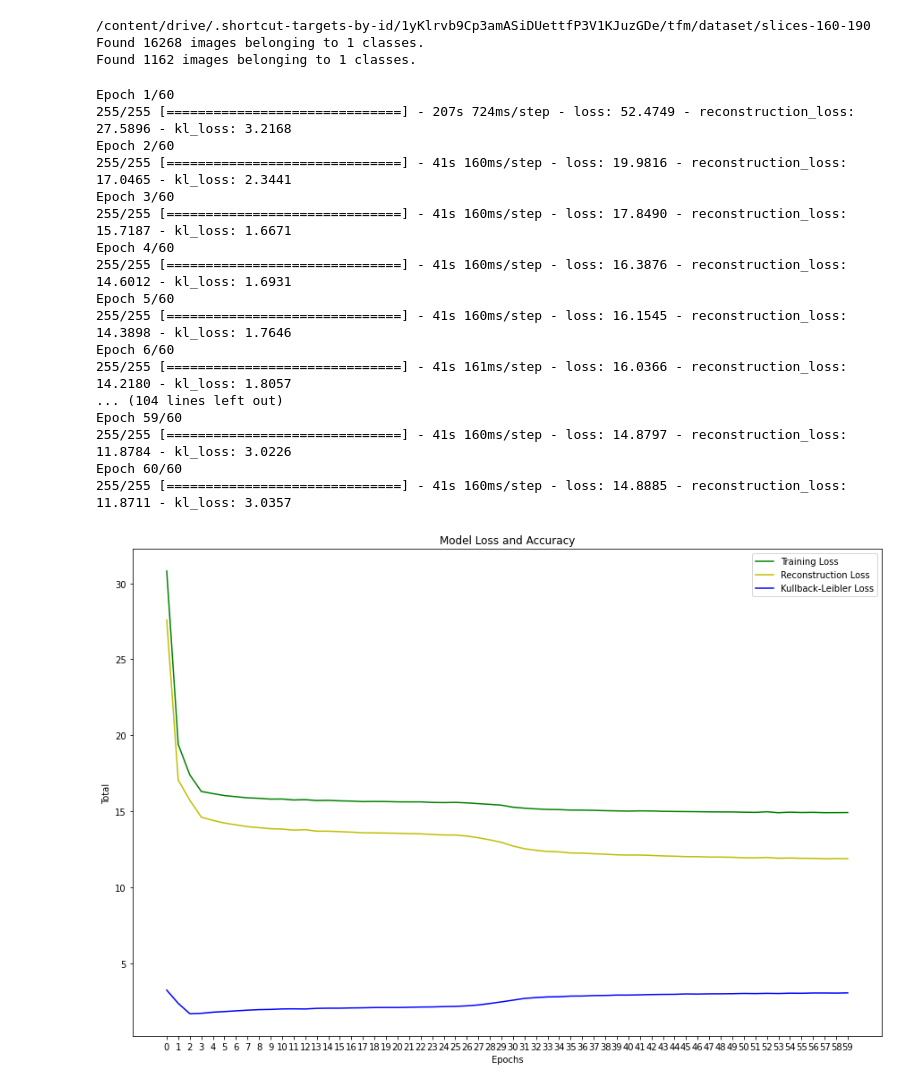
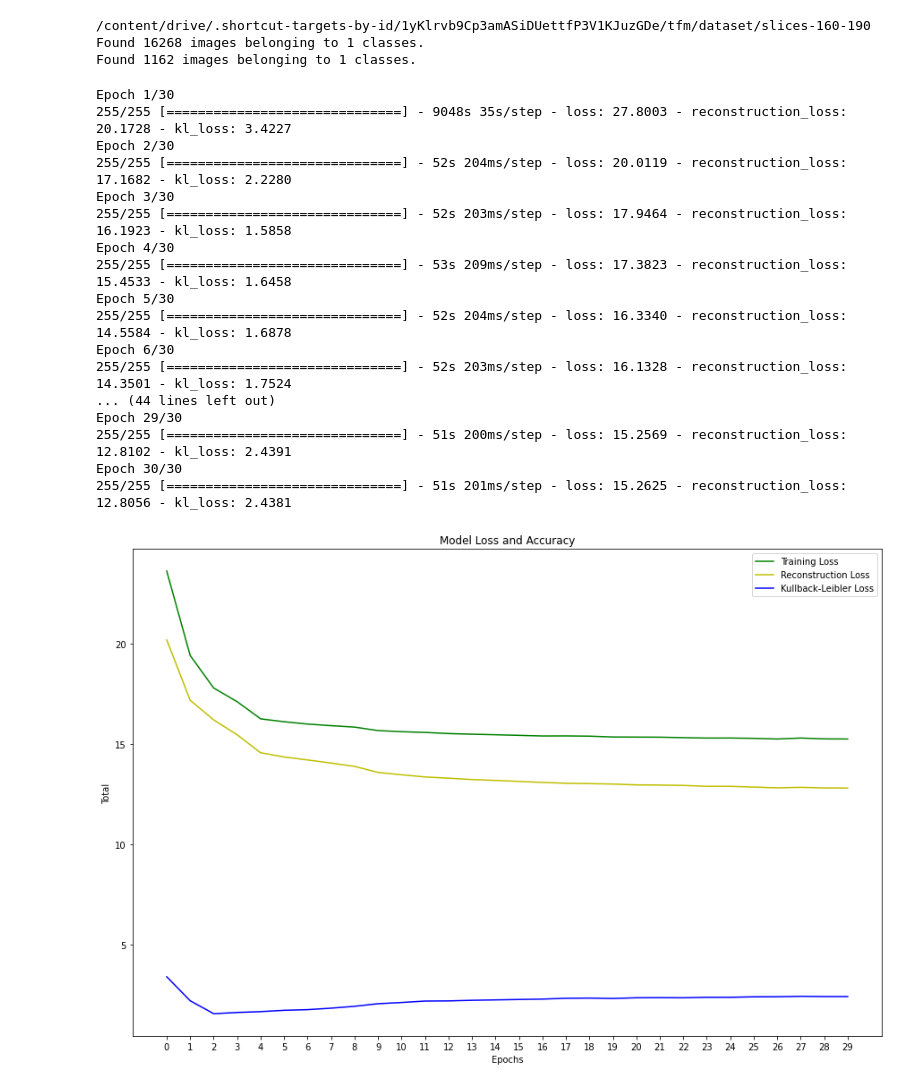
Before and after one commit to mtablado/uoc2022_tfm, a Jupyter notebook: vae.ipynb, the cells around one changed output. Saved outputs shown, nothing was run; the diff lists cells and outputs as text; code cells hidden in the pictures.

```diff
--- a/vae.ipynb
+++ b/vae.ipynb
@@ -238,52 +257,52 @@ vae.compile(
 # Entrenar el modelo
 t0 = timeit.default_timer()
 
-mfit = vae.fit(train_generator, epochs=100, batch_size=64)
+mfit = vae.fit(train_generator, epochs=30, batch_size=64)
 training_time_ann = timeit.default_timer() - t0
 # %% [output]
-Epoch 1/60
-255/255 [==============================] - 207s 724ms/step - loss: 52.4749 - reconstruction_loss: 27.5896 - kl_loss: 3.2168
-Epoch 2/60
-255/255 [==============================] - 41s 160ms/step - loss: 19.9816 - reconstruction_loss: 17.0465 - kl_loss: 2.3441
-Epoch 3/60
-255/255 [==============================] - 41s 160ms/step - loss: 17.8490 - reconstruction_loss: 15.7187 - kl_loss: 1.6671
-Epoch 4/60
-255/255 [==============================] - 41s 160ms/step - loss: 16.3876 - reconstruction_loss: 14.6012 - kl_loss: 1.6931
-Epoch 5/60
-255/255 [==============================] - 41s 160ms/step - loss: 16.1545 - reconstruction_loss: 14.3898 - kl_loss: 1.7646
-Epoch 6/60
-255/255 [==============================] - 41s 161ms/step - loss: 16.0366 - reconstruction_loss: 14.2180 - kl_loss: 1.8057
-... (104 lines left out)
-Epoch 59/60
-255/255 [==============================] - 41s 160ms/step - loss: 14.8797 - reconstruction_loss: 11.8784 - kl_loss: 3.0226
-Epoch 60/60
-255/255 [==============================] - 41s 160ms/step - loss: 14.8885 - reconstruction_loss: 11.8711 - kl_loss: 3.0357
+Epoch 1/30
+255/255 [==============================] - 9048s 35s/step - loss: 27.8003 - reconstruction_loss: 20.1728 - kl_loss: 3.4227
+Epoch 2/30
+255/255 [==============================] - 52s 204ms/step - loss: 20.0119 - reconstruction_loss: 17.1682 - kl_loss: 2.2280
+Epoch 3/30
+255/255 [==============================] - 52s 203ms/step - loss: 17.9464 - reconstruction_loss: 16.1923 - kl_loss: 1.5858
+Epoch 4/30
+255/255 [==============================] - 53s 209ms/step - loss: 17.3823 - reconstruction_loss: 15.4533 - kl_loss: 1.6458
+Epoch 5/30
+255/255 [==============================] - 52s 204ms/step - loss: 16.3340 - reconstruction_loss: 14.5584 - kl_loss: 1.6878
+Epoch 6/30
+255/255 [==============================] - 52s 203ms/step - loss: 16.1328 - reconstruction_loss: 14.3501 - kl_loss: 1.7524
+... (44 lines left out)
+Epoch 29/30
+255/255 [==============================] - 51s 200ms/step - loss: 15.2569 - reconstruction_loss: 12.8102 - kl_loss: 2.4391
+Epoch 30/30
+255/255 [==============================] - 51s 201ms/step - loss: 15.2625 - reconstruction_loss: 12.8056 - kl_loss: 2.4381
 # %%
 from matplotlib import pyplot as plt
 %matplotlib inline
 
 # Plot del training loss y el accuracy
 def plot_loss(n_epochs, mfit):
   loss = mfit.history['loss']
   rec_loss = mfit.history['reconstruction_loss']
   kl_loss = mfit.history['kl_loss']
 
   epochs = range(0,n_epochs)
   plt.subplots(figsize=(15,10))
   plt.plot(epochs, loss, 'g', label='Training Loss')
   plt.plot(epochs, rec_loss, 'y', label='Reconstruction Loss')
   plt.plot(epochs, kl_loss, 'b', label='Kullback-Leibler Loss')
 
   plt.title('Model Loss and Accuracy')
   plt.xticks(epochs)
   plt.xlabel('Epochs')
   plt.ylabel('Total')
   plt.legend()
   plt.show()
 
-plot_loss(60, mfit)
+plot_loss(30, mfit)
 # %% [output]
-[figure, old version]
+[figure, new version]
 # %%
 mean, log_var, z = encoder.predict(test_generator)
 y_pred = decoder.predict(z)
```
Also changed, not shown: parts of 7 cells of this notebook.
